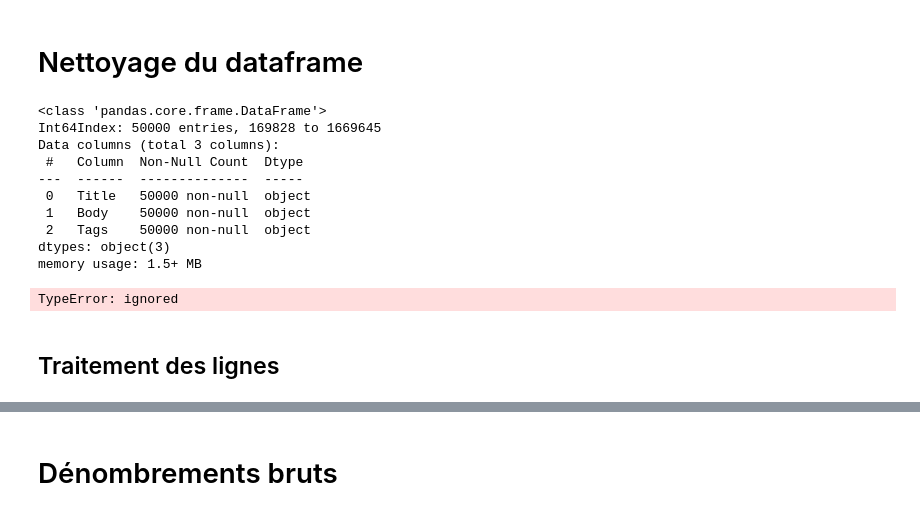
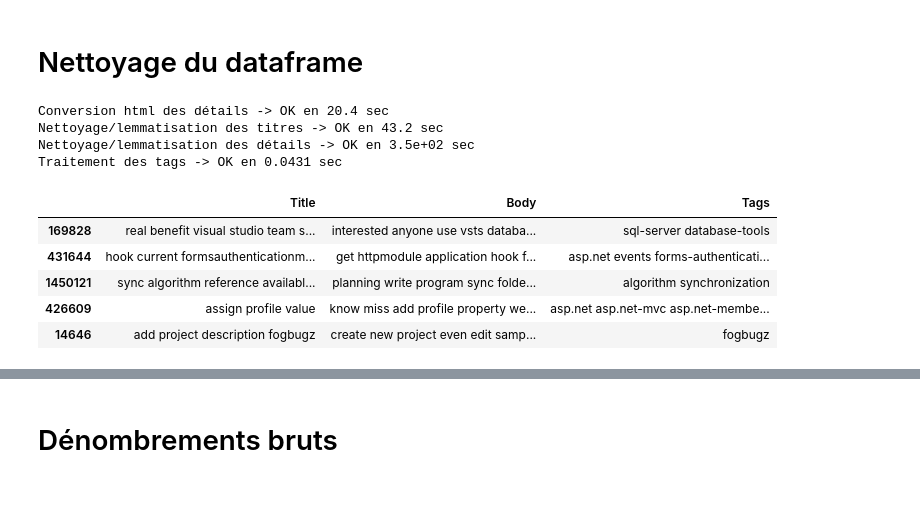
Before and after one commit to FKO78/OC-ds-p6, a Jupyter notebook: P6_Catégorisez_automatiquement_des_questions.ipynb, the cells around one changed output, grey strips where cells are left out. Cells and saved outputs as stored; diff of their text form; code cells hidden in the pictures.

```diff
--- a/P6_Catégorisez_automatiquement_des_questions.ipynb
+++ b/P6_Catégorisez_automatiquement_des_questions.ipynb
@@ -138,25 +170,54 @@ print('{} questions importées, {} ano(s)'.format(N, err))
 # %% [markdown]
 # Nettoyage du dataframe
+# %%
+# Stopwords nltk
+sw_std = set(nltk.corpus.stopwords.words('english'))
+
+tokenizer = nltk.RegexpTokenizer(r'\w+')
+
+lemmatizer = WordNetLemmatizer()
+
+# Convertion du html en chaine standard
+print('Conversion html des détails ', end='')
+start_time = timeit.default_timer()
+train['Body'] = train['Body'].str.lower().apply(conv_html)
+elapsed = timeit.default_timer() - start_time
+print('-> OK en {:.3} sec'.format(elapsed))
+
+# Tokenisation et suppression des stopwords
+print('Nettoyage/lemmatisation des titres ', end='')
+start_time = timeit.default_timer()
+train['Title'] = train['Title'].str.lower().apply(clean_field, tknzr=tokenizer, \
+                                                  sw=sw_std, lmtzr=lemmatizer)
+elapsed = timeit.default_timer() - start_time
+print('-> OK en {:.3} sec'.format(elapsed))
+
+# Bodies
+print('Nettoyage/lemmatisation des détails ', end='')
+start_time = timeit.default_timer()
+train['Body'] = train['Body'].apply(clean_field, tknzr=tokenizer, \
+                                    sw=sw_std, lmtzr=lemmatizer)
+elapsed = timeit.default_timer() - start_time
+print('-> OK en {:.3} sec'.format(elapsed))
+
+# Reformatage des tags
+print('Traitement des tags ', end='')
+start_time = timeit.default_timer()
+train['Tags'] = train['Tags'].apply(lambda x: ' '.join(x[1:-1].lower().\
+                                                       split('><')))
+elapsed = timeit.default_timer() - start_time
+print('-> OK en {:.3} sec'.format(elapsed))
+# %% [output]
+Conversion html des détails -> OK en 20.4 sec
+Nettoyage/lemmatisation des titres -> OK en 43.2 sec
+Nettoyage/lemmatisation des détails -> OK en 3.5e+02 sec
+Traitement des tags -> OK en 0.0431 sec
 # %%
-train.info()
+train.head()
 # %% [output]
-<class 'pandas.core.frame.DataFrame'>
-Int64Index: 50000 entries, 169828 to 1669645
-Data columns (total 3 columns):
- #   Column  Non-Null Count  Dtype
----  ------  --------------  -----
- 0   Title   50000 non-null  object
- 1   Body    50000 non-null  object
- 2   Tags    50000 non-null  object
-dtypes: object(3)
-memory usage: 1.5+ MB
+|  | Title | Body | Tags |
+| 169828 | real benefit visual studio team s... | interested anyone use vsts databa... | sql-server database-tools |
+| 431644 | hook current formsauthenticationm... | get httpmodule application hook f... | asp.net events forms-authenticati... |
+| 1450121 | sync algorithm reference availabl... | planning write program sync folde... | algorithm synchronization |
+| 426609 | assign profile value | know miss add profile property we... | asp.net asp.net-mvc asp.net-membe... |
+| 14646 | add project description fogbugz | create new project even edit samp... | fogbugz |
-# %%
-tokenizer = nltk.RegexpTokenizer(r'\w+')
-
-train['Body'] = train['Body'].str.lower().apply(conv_html)
-train['Title'] = train['Title'].str.lower().apply(clean_field(tokenizer))
-train['Body'] = train['Body'].str.apply(clean_field(tokenizer))
-# %% [output]
-TypeError: ignored
-# %% [markdown]
-## Traitement des lignes
```
Also changed, not shown: parts of 10 cells of this notebook.
